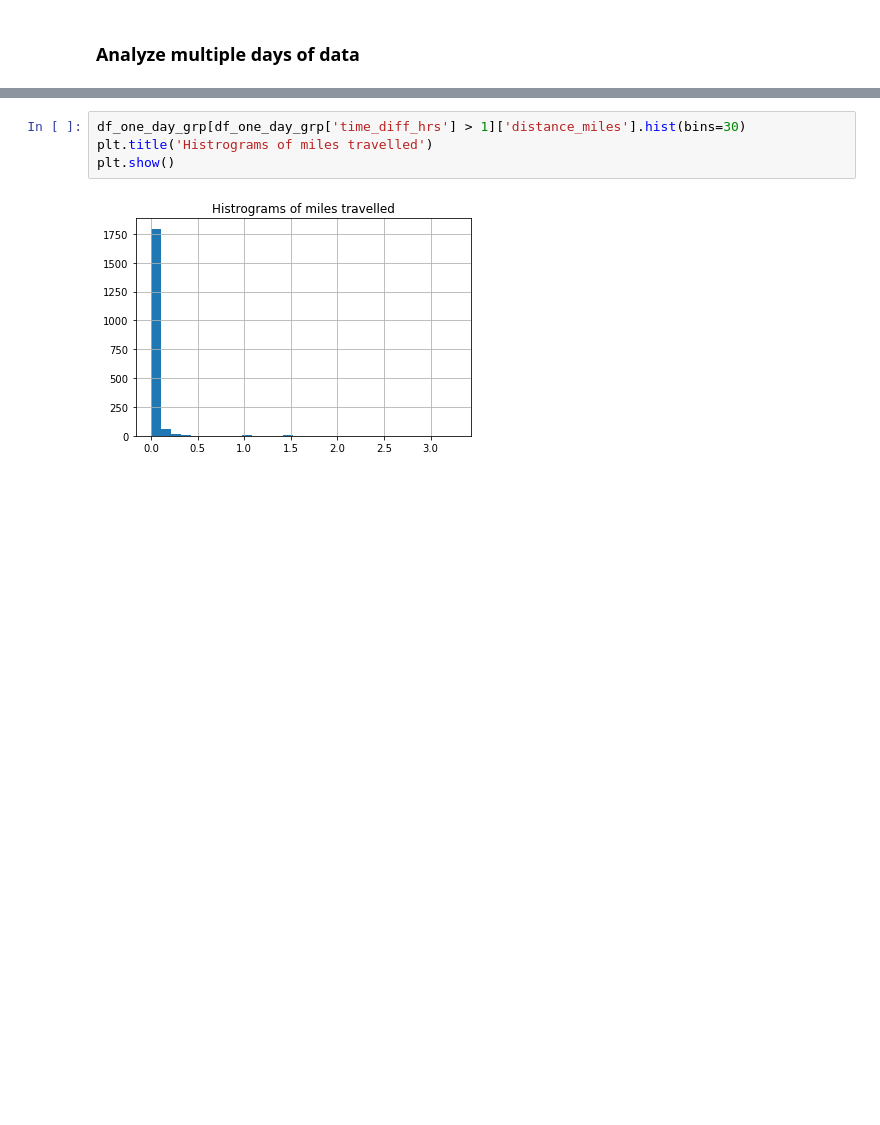
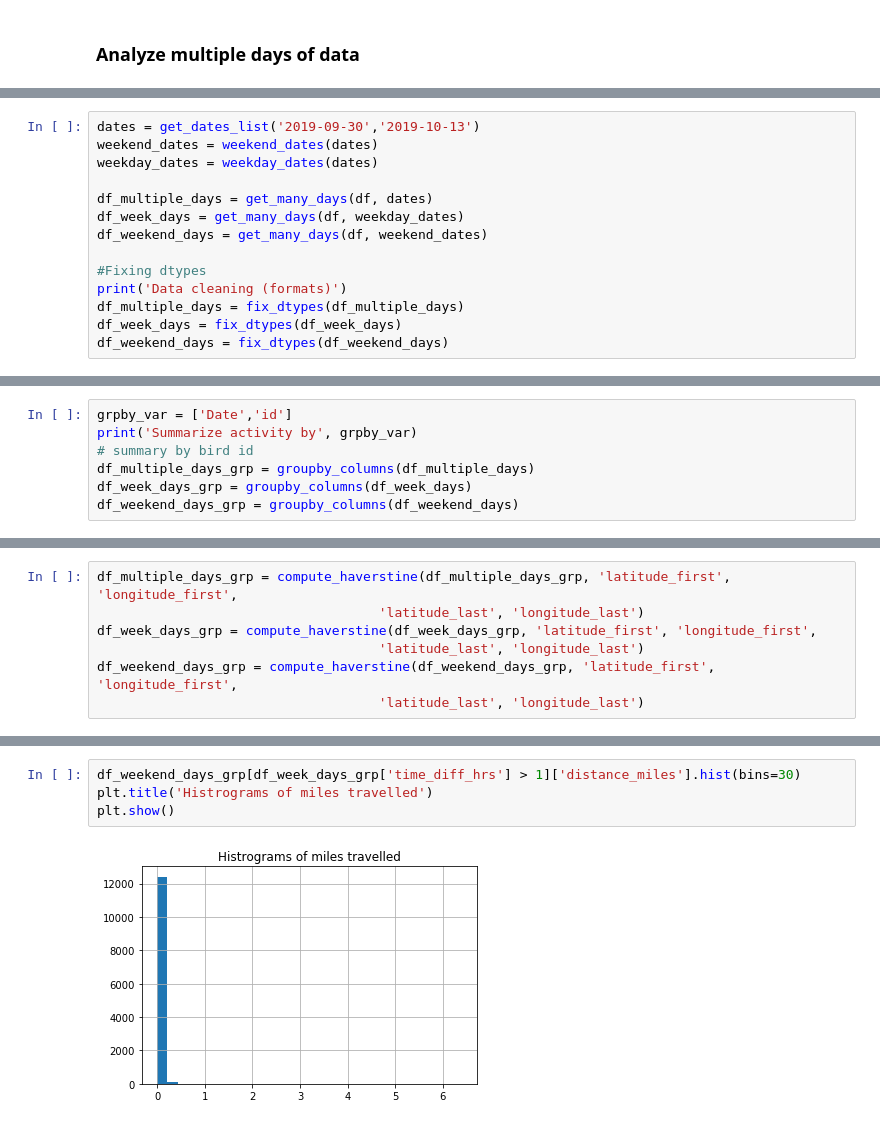
Before and after one commit to himanshu20792/BirdProject, a Jupyter notebook: StationaryScooters/Exploratory_Analysis_RK.ipynb, the cells around one changed output, grey strips where cells are left out. Saved outputs shown, nothing was run; the diff lists cells and outputs as text; blank space fills up the shorter version.

```diff
--- a/StationaryScooters/Exploratory_Analysis_RK.ipynb
+++ b/StationaryScooters/Exploratory_Analysis_RK.ipynb
@@ -362,0 +365,14 @@ Summarize activity by ['Date', 'id']
+# %%
+dates = get_dates_list('2019-09-30','2019-10-13')
+weekend_dates = weekend_dates(dates)
+weekday_dates = weekday_dates(dates)
+
+df_multiple_days = get_many_days(df, dates)
+df_week_days = get_many_days(df, weekday_dates)
+df_weekend_days = get_many_days(df, weekend_dates)
+
+#Fixing dtypes
+print('Data cleaning (formats)')
+df_multiple_days = fix_dtypes(df_multiple_days)
+df_week_days = fix_dtypes(df_week_days)
+df_weekend_days = fix_dtypes(df_weekend_days)
@@ -362,0 +386,7 @@ Summarize activity by ['Date', 'id']
+# %%
+grpby_var = ['Date','id']
+print('Summarize activity by', grpby_var)
+# summary by bird id
+df_multiple_days_grp = groupby_columns(df_multiple_days)
+df_week_days_grp = groupby_columns(df_week_days)
+df_weekend_days_grp = groupby_columns(df_weekend_days)
@@ -391,0 +404,7 @@ df_multiple_days_grp.groupby(['Date']).describe()
+# %%
+df_multiple_days_grp = compute_haverstine(df_multiple_days_grp, 'latitude_first', 'longitude_first',
+                                    'latitude_last', 'longitude_last')
+df_week_days_grp = compute_haverstine(df_week_days_grp, 'latitude_first', 'longitude_first',
+                                    'latitude_last', 'longitude_last')
+df_weekend_days_grp = compute_haverstine(df_weekend_days_grp, 'latitude_first', 'longitude_first',
+                                    'latitude_last', 'longitude_last')
@@ -392,6 +444,6 @@ df_multiple_days_grp.groupby(['Date']).describe()
 # %%
-df_one_day_grp[df_one_day_grp['time_diff_hrs'] > 1]['distance_miles'].hist(bins=30)
+df_weekend_days_grp[df_week_days_grp['time_diff_hrs'] > 1]['distance_miles'].hist(bins=30)
 plt.title('Histrograms of miles travelled')
 plt.show()
 # %% [output]
-[figure, old version]
+[figure, new version]
```
Also changed, not shown: parts of 23 cells of this notebook.
